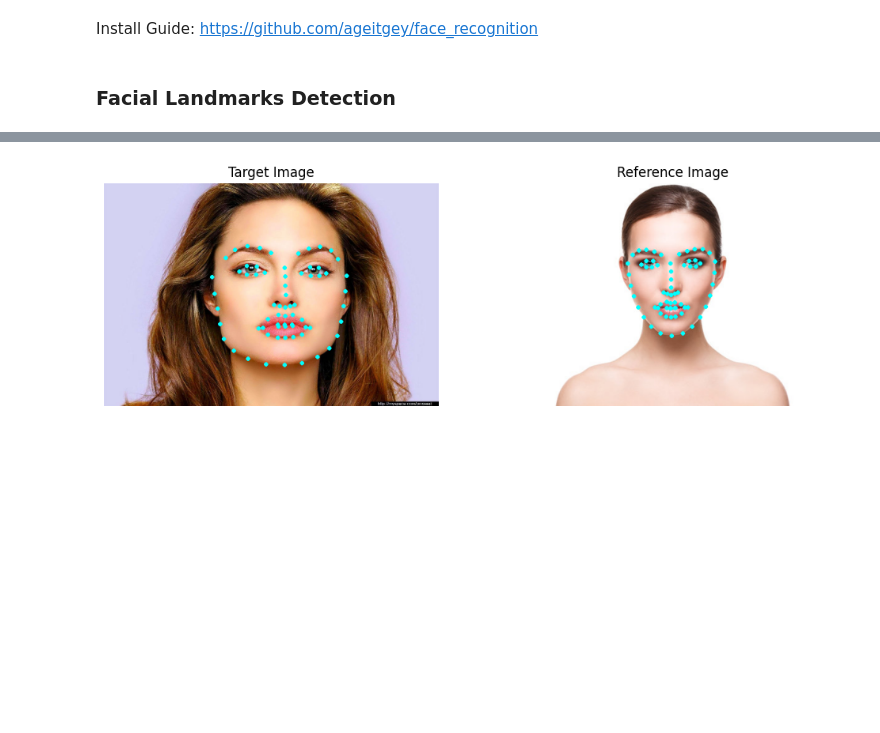
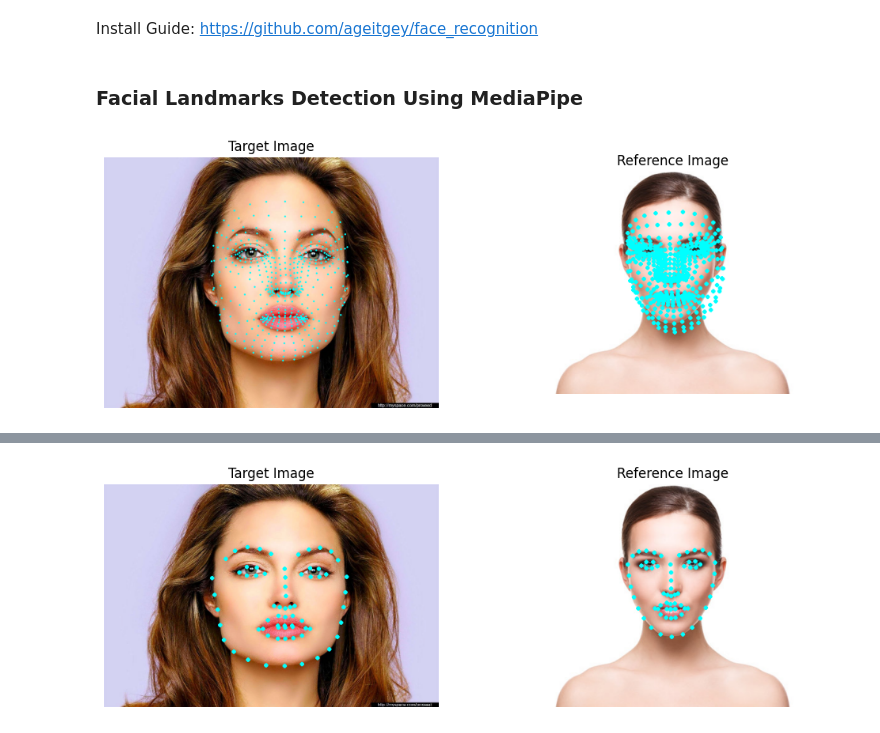
Before and after one commit to AakashR13/Digital_Makeup_Generation, a Jupyter notebook: main.ipynb, the cells around one changed output, grey strips where cells are left out. Saved outputs shown, nothing was run; the diff lists cells and outputs as text; code cells hidden in the pictures; blank space fills up the shorter version.

```diff
--- a/main.ipynb
+++ b/main.ipynb
@@ -39,2 +19,2 @@ pil_image.save('Facial_Recog_test/testface_landmarks.jpg')
 # %% [markdown]
-### Facial Landmarks Detection
+### Facial Landmarks Detection Using MediaPipe
@@ -40,0 +24,72 @@ pil_image.save('Facial_Recog_test/testface_landmarks.jpg')
+# %%
+trgt_img_path = r"Facial_Recog_test/face_target.jpg"
+ref_img_path = r"Facial_Recog_test/face_ref.jpg"
+
+trgt_img = cv2.imread(trgt_img_path)
+trgt_img = cv2.cvtColor(trgt_img, cv2.COLOR_BGR2RGB)
+
+ref_img = cv2.imread(ref_img_path)
+ref_img = cv2.cvtColor(ref_img, cv2.COLOR_BGR2RGB)
+
+trgt_img_res = faceMesh.process(trgt_img)
+ref_img_res = faceMesh.process(ref_img)
+
+trgt_img_landmarks = []
+ref_img_landmarks = []
+
+if trgt_img_res.multi_face_landmarks:
+    for face_landmarks in trgt_img_res.multi_face_landmarks:
+        trgt_img_landmarks.append(face_landmarks.landmark)
+
+if ref_img_res.multi_face_landmarks:
+    for face_landmarks in ref_img_res.multi_face_landmarks:
+        ref_img_landmarks.append(face_landmarks.landmark)
+
+trgt_img_landmarks_np = np.empty((468, 2), dtype=np.float32)
+ref_img_landmarks_np = np.empty((468, 2), dtype=np.float32)
+
+for i, landmark in enumerate(trgt_img_landmarks[0]):
+    trgt_img_landmarks_np[i] = np.array([landmark.x, landmark.y])
+
+for i, landmark in enumerate(ref_img_landmarks[0]):
+    ref_img_landmarks_np[i] = np.array([landmark.x, landmark.y])
+
+trgt_img_h, trgt_img_w, _ = trgt_img.shape
+ref_img_h, ref_img_w, _ = ref_img.shape
+
+# normalize landmark locations
+trgt_img_landmarks_np[:, 0] = (trgt_img_landmarks_np[:, 0] * trgt_img_w).astype(np.int32)
+trgt_img_landmarks_np[:, 1] = (trgt_img_landmarks_np[:, 1] * trgt_img_h).astype(np.int32)
+
+ref_img_landmarks_np[:, 0] = (ref_img_landmarks_np[:, 0] * ref_img_w).astype(np.int32)
+ref_img_landmarks_np[:, 1] = (ref_img_landmarks_np[:, 1] * ref_img_h).astype(np.int32)
+
+# draw landmarks over the face
+pil_image1 = Image.fromarray(trgt_img)
+pil_image2 = Image.fromarray(ref_img)
+
+d1 = ImageDraw.Draw(pil_image1)
+d2 = ImageDraw.Draw(pil_image2)
+
+for point in trgt_img_landmarks_np:
+    x1, y1 = point[0] - 3, point[1] - 3
+    x2, y2 = point[0] + 3, point[1] + 3
+    d1.ellipse((x1, y1, x2, y2), fill=(0, 255, 255), width=2)
+
+for point in ref_img_landmarks_np:
+    x1, y1 = point[0] - 3, point[1] - 3
+    x2, y2 = point[0] + 3, point[1] + 3
+    d2.ellipse((x1, y1, x2, y2), fill=(0, 255, 255), width=2)
+
+plt.figure(figsize=(12,12))
+plt.subplot(121)
+plt.imshow(pil_image1)
+plt.axis('off')
+plt.title('Target Image')
+plt.subplot(122)
+plt.imshow(pil_image2)
+plt.axis('off')
+plt.title('Reference Image')
+plt.show()
+# %% [output]
+[figure, added]
```
Also changed, not shown: parts of 21 cells of this notebook, 2 other files.
